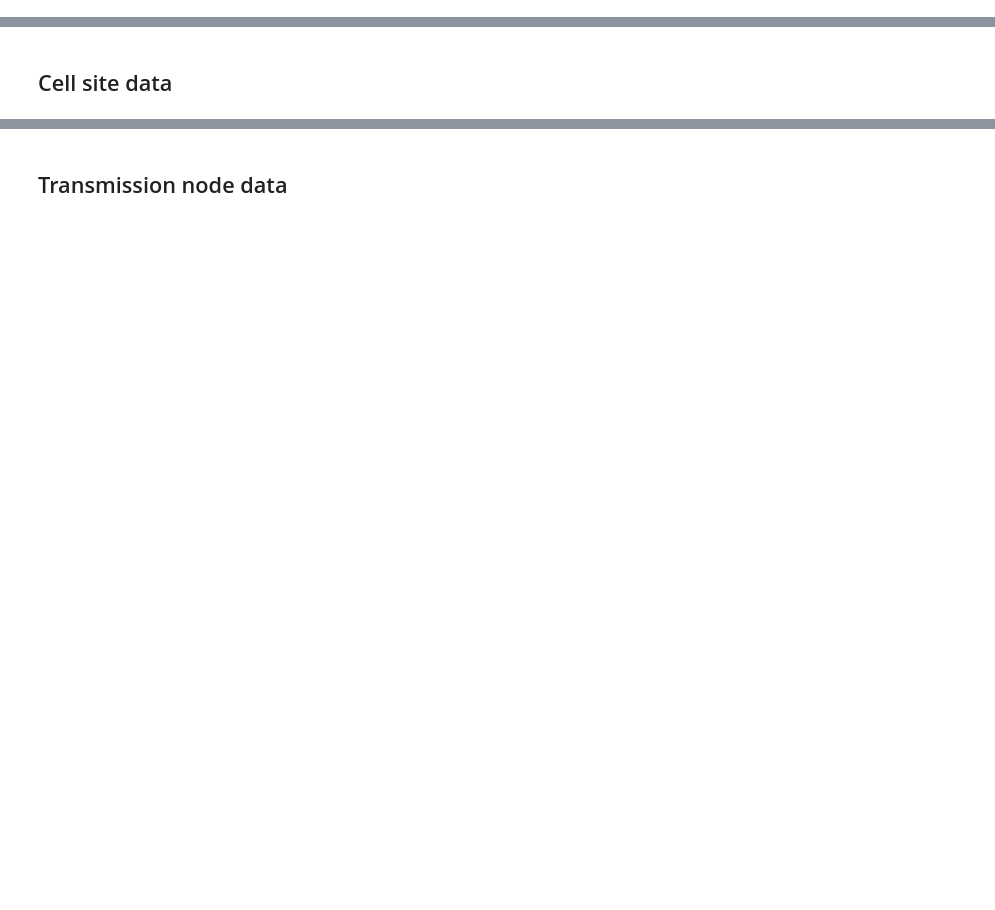
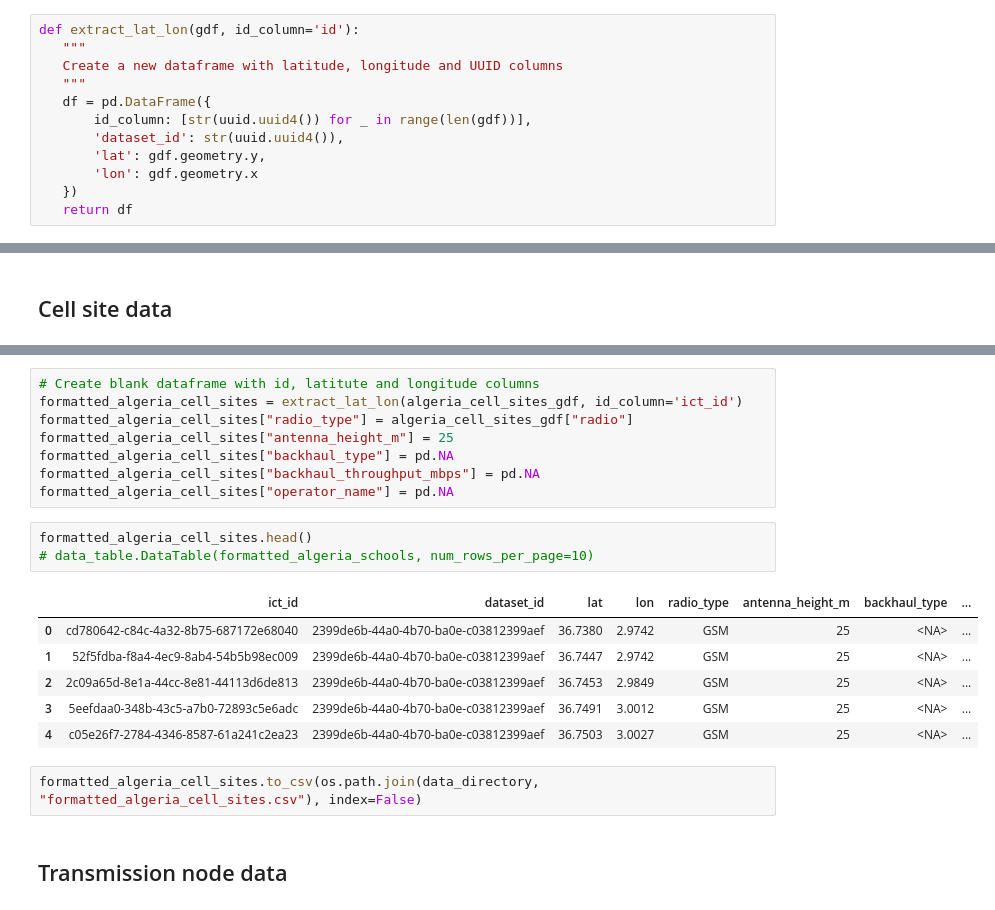
Before and after one commit to FNS-Division/algeria24-training, a Jupyter notebook: eda-standardization.ipynb, the cells around one changed output, grey strips where cells are left out. Cells and saved outputs as stored; diff of their text form; blank space fills up the shorter version.

```diff
--- a/eda-standardization.ipynb
+++ b/eda-standardization.ipynb
@@ -365,0 +387,12 @@ uuids = [str(uuid.uuid4()) for _ in range(100)]
+# %%
+def extract_lat_lon(gdf, id_column='id'):
+   """
+   Create a new dataframe with latitude, longitude and UUID columns
+   """
+   df = pd.DataFrame({
+       id_column: [str(uuid.uuid4()) for _ in range(len(gdf))],
+       'dataset_id': str(uuid.uuid4()),
+       'lat': gdf.geometry.y,
+       'lon': gdf.geometry.x
+   })
+   return df
@@ -374,2 +525,22 @@ algeria_cell_sites_gdf
+# %%
+# Create blank dataframe with id, latitute and longitude columns
+formatted_algeria_cell_sites = extract_lat_lon(algeria_cell_sites_gdf, id_column='ict_id')
+formatted_algeria_cell_sites["radio_type"] = algeria_cell_sites_gdf["radio"]
+formatted_algeria_cell_sites["antenna_height_m"] = 25
+formatted_algeria_cell_sites["backhaul_type"] = pd.NA
+formatted_algeria_cell_sites["backhaul_throughput_mbps"] = pd.NA
+formatted_algeria_cell_sites["operator_name"] = pd.NA
+# %%
+formatted_algeria_cell_sites.head()
+# data_table.DataTable(formatted_algeria_schools, num_rows_per_page=10)
+# %% [output]
+|  | ict_id | dataset_id | lat | lon | radio_type | antenna_height_m | backhaul_type | ... |
+| 0 | cd780642-c84c-4a32-8b75-687172e68040 | 2399de6b-44a0-4b70-ba0e-c03812399aef | 36.7380 | 2.9742 | GSM | 25 | <NA> | ... |
+| 1 | 52f5fdba-f8a4-4ec9-8ab4-54b5b98ec009 | 2399de6b-44a0-4b70-ba0e-c03812399aef | 36.7447 | 2.9742 | GSM | 25 | <NA> | ... |
+| 2 | 2c09a65d-8e1a-44cc-8e81-44113d6de813 | 2399de6b-44a0-4b70-ba0e-c03812399aef | 36.7453 | 2.9849 | GSM | 25 | <NA> | ... |
+| 3 | 5eefdaa0-348b-43c5-a7b0-72893c5e6adc | 2399de6b-44a0-4b70-ba0e-c03812399aef | 36.7491 | 3.0012 | GSM | 25 | <NA> | ... |
+| 4 | c05e26f7-2784-4346-8587-61a241c2ea23 | 2399de6b-44a0-4b70-ba0e-c03812399aef | 36.7503 | 3.0027 | GSM | 25 | <NA> | ... |
+# %%
+formatted_algeria_cell_sites.to_csv(os.path.join(data_directory, "formatted_algeria_cell_sites.csv"), index=False)
 # %% [markdown]
 ## Transmission node data
```
Also changed, not shown: parts of 29 cells of this notebook, 1 other file.
